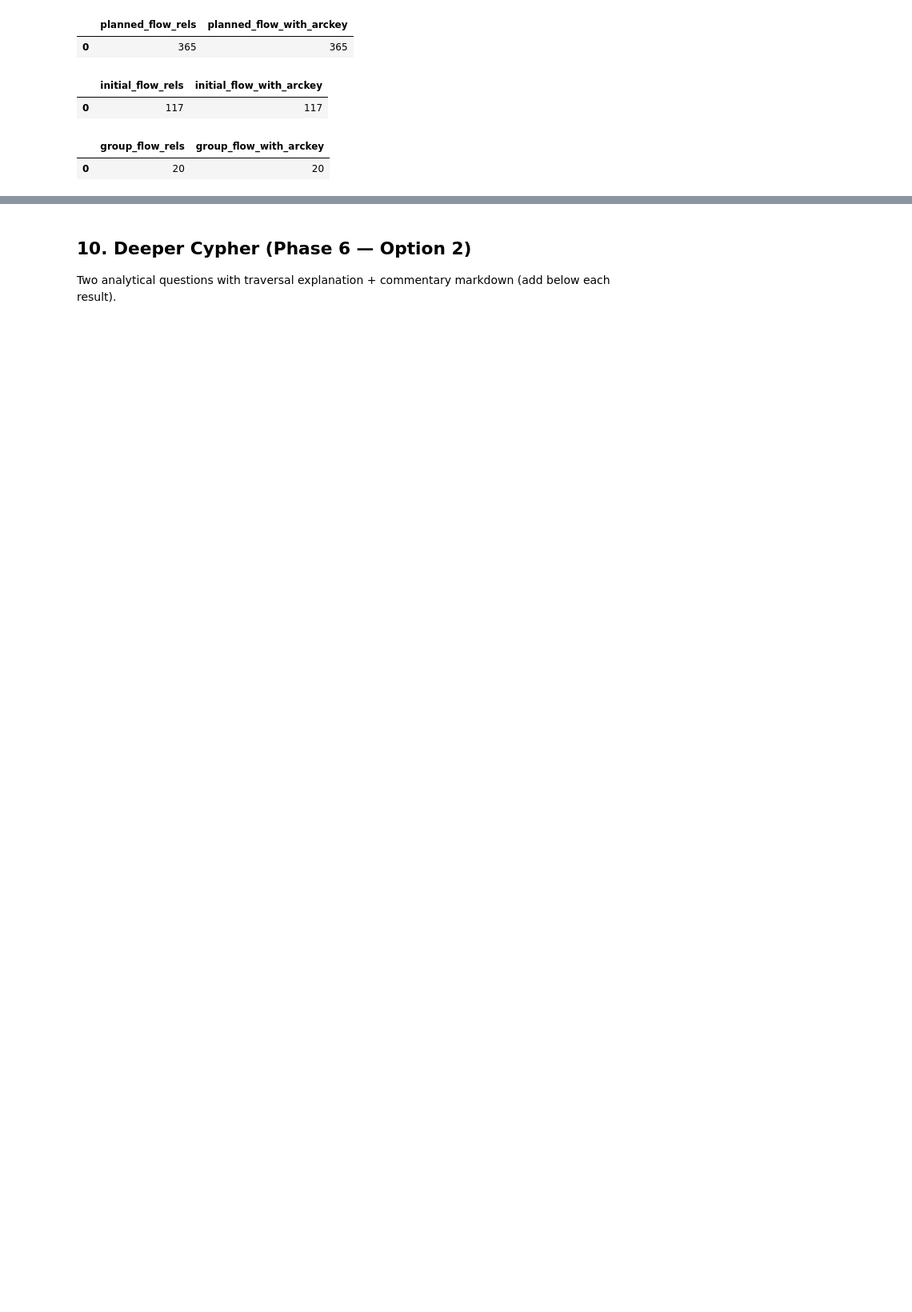
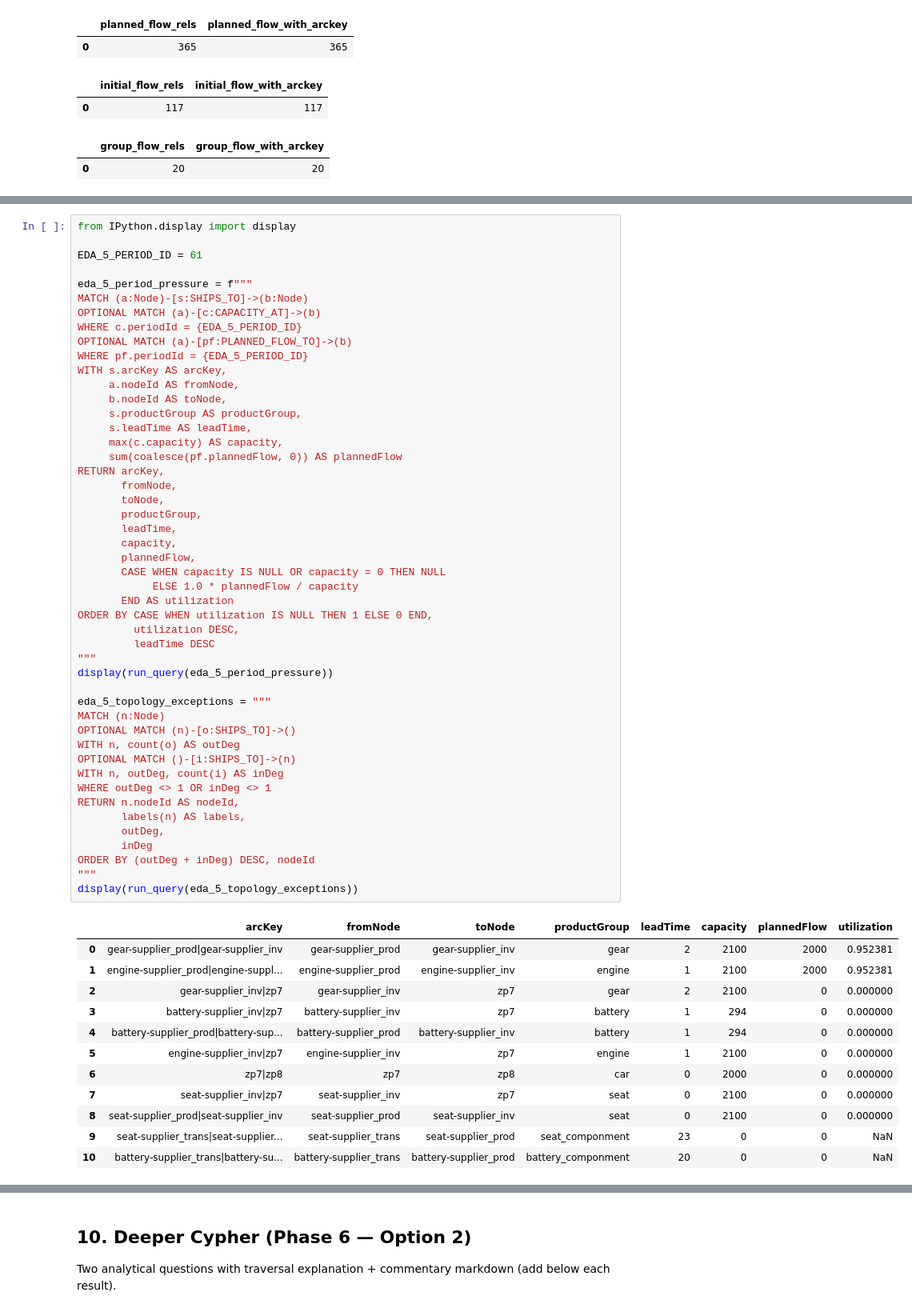
Before and after one commit to PeterMangoro/neo4j, a Jupyter notebook: finalProject/AutomotiveSupplyChain_Work.ipynb, the cells around one changed output, grey strips where cells are left out. Shown at 80% size. Drawn from its saved outputs; the diff is of its cells as text; blank space fills up the shorter version.

```diff
--- a/finalProject/AutomotiveSupplyChain_Work.ipynb
+++ b/finalProject/AutomotiveSupplyChain_Work.ipynb
@@ -968,0 +1240,61 @@ print(eda_5_cypher)
+# %%
+from IPython.display import display
+
+EDA_5_PERIOD_ID = 61
+
+eda_5_period_pressure = f"""
+MATCH (a:Node)-[s:SHIPS_TO]->(b:Node)
+OPTIONAL MATCH (a)-[c:CAPACITY_AT]->(b)
+WHERE c.periodId = {EDA_5_PERIOD_ID}
+OPTIONAL MATCH (a)-[pf:PLANNED_FLOW_TO]->(b)
+WHERE pf.periodId = {EDA_5_PERIOD_ID}
+WITH s.arcKey AS arcKey,
+     a.nodeId AS fromNode,
+     b.nodeId AS toNode,
+     s.productGroup AS productGroup,
+     s.leadTime AS leadTime,
+     max(c.capacity) AS capacity,
+     sum(coalesce(pf.plannedFlow, 0)) AS plannedFlow
+RETURN arcKey,
+       fromNode,
+       toNode,
+       productGroup,
+       leadTime,
+       capacity,
+       plannedFlow,
+       CASE WHEN capacity IS NULL OR capacity = 0 THEN NULL
+            ELSE 1.0 * plannedFlow / capacity
+       END AS utilization
+ORDER BY CASE WHEN utilization IS NULL THEN 1 ELSE 0 END,
+         utilization DESC,
+         leadTime DESC
+"""
+display(run_query(eda_5_period_pressure))
+
+eda_5_topology_exceptions = """
+MATCH (n:Node)
+OPTIONAL MATCH (n)-[o:SHIPS_TO]->()
+WITH n, count(o) AS outDeg
+OPTIONAL MATCH ()-[i:SHIPS_TO]->(n)
+WITH n, outDeg, count(i) AS inDeg
+WHERE outDeg <> 1 OR inDeg <> 1
+RETURN n.nodeId AS nodeId,
+       labels(n) AS labels,
+       outDeg,
+       inDeg
+ORDER BY (outDeg + inDeg) DESC, nodeId
+"""
+display(run_query(eda_5_topology_exceptions))
+# %% [output]
+|  | arcKey | fromNode | toNode | productGroup | leadTime | capacity | plannedFlow | utilization |
+| 0 | gear-supplier_prod|gear-supplier_inv | gear-supplier_prod | gear-supplier_inv | gear | 2 | 2100 | 2000 | 0.952381 |
+| 1 | engine-supplier_prod|engine-suppl... | engine-supplier_prod | engine-supplier_inv | engine | 1 | 2100 | 2000 | 0.952381 |
+| 2 | gear-supplier_inv|zp7 | gear-supplier_inv | zp7 | gear | 2 | 2100 | 0 | 0.000000 |
+| 3 | battery-supplier_inv|zp7 | battery-supplier_inv | zp7 | battery | 1 | 294 | 0 | 0.000000 |
+| 4 | battery-supplier_prod|battery-sup... | battery-supplier_prod | battery-supplier_inv | battery | 1 | 294 | 0 | 0.000000 |
+| 5 | engine-supplier_inv|zp7 | engine-supplier_inv | zp7 | engine | 1 | 2100 | 0 | 0.000000 |
+| 6 | zp7|zp8 | zp7 | zp8 | car | 0 | 2000 | 0 | 0.000000 |
+| 7 | seat-supplier_inv|zp7 | seat-supplier_inv | zp7 | seat | 0 | 2100 | 0 | 0.000000 |
+| 8 | seat-supplier_prod|seat-supplier_inv | seat-supplier_prod | seat-supplier_inv | seat | 0 | 2100 | 0 | 0.000000 |
+| 9 | seat-supplier_trans|seat-supplier... | seat-supplier_trans | seat-supplier_prod | seat_componment | 23 | 0 | 0 | NaN |
+| 10 | battery-supplier_trans|battery-su... | battery-supplier_trans | battery-supplier_prod | battery_componment | 20 | 0 | 0 | NaN |
```
Also changed, not shown: parts of 38 cells of this notebook, 12 other files.
